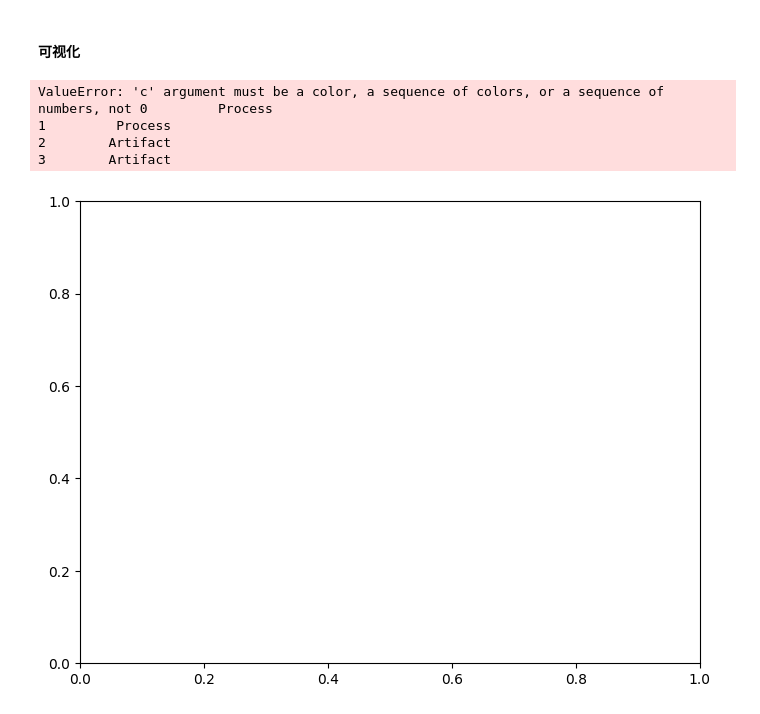
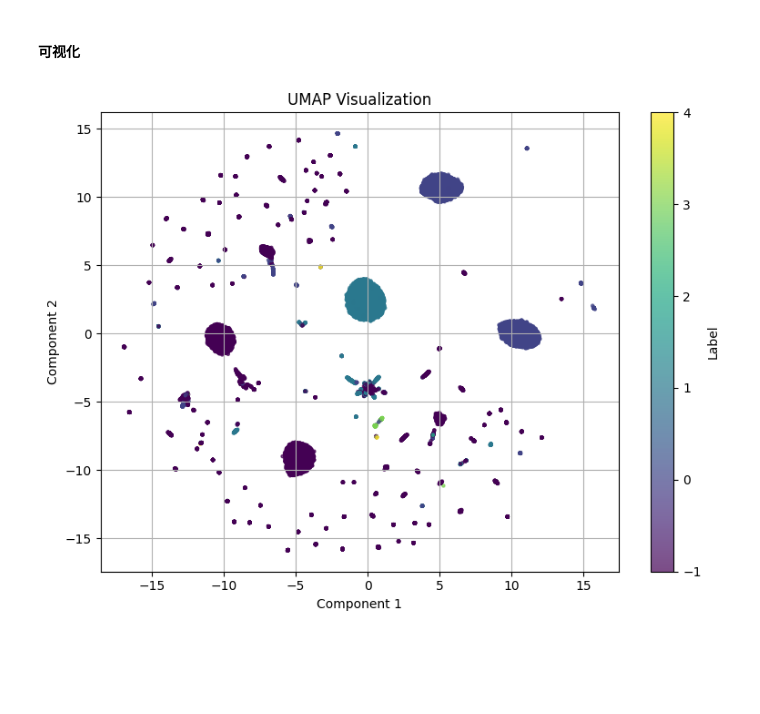
Before and after one commit to yeahwoo/UniAPT, a Jupyter notebook: scripts/umap_visualize.ipynb, the cells around one changed output. Saved outputs shown, nothing was run; the diff lists cells and outputs as text; code cells hidden in the pictures; blank space fills up the shorter version.

```diff
--- a/scripts/umap_visualize.ipynb
+++ b/scripts/umap_visualize.ipynb
@@ -34,17 +38,13 @@ X_umap = reducer.fit_transform(X)
 #### 可视化
 # %%
 plt.figure(figsize=(8, 6))
-scatter = plt.scatter(X_umap[:, 0], X_umap[:, 1], c=type, cmap='viridis', s=5, alpha=0.7)
+scatter = plt.scatter(X_umap[:, 0], X_umap[:, 1], c=subtype, cmap='viridis', s=5, alpha=0.7)
 plt.colorbar(scatter, label='Label')
 plt.title("UMAP Visualization")
 plt.xlabel("Component 1")
 plt.ylabel("Component 2")
 plt.grid(True)
 plt.tight_layout()
 plt.show()
 # %% [output]
-ValueError: 'c' argument must be a color, a sequence of colors, or a sequence of numbers, not 0         Process
-1         Process
-2        Artifact
-3        Artifact
-[figure, old version]
+[figure, new version]
```
Also changed, not shown: parts of 2 cells of this notebook, 19 other files.
